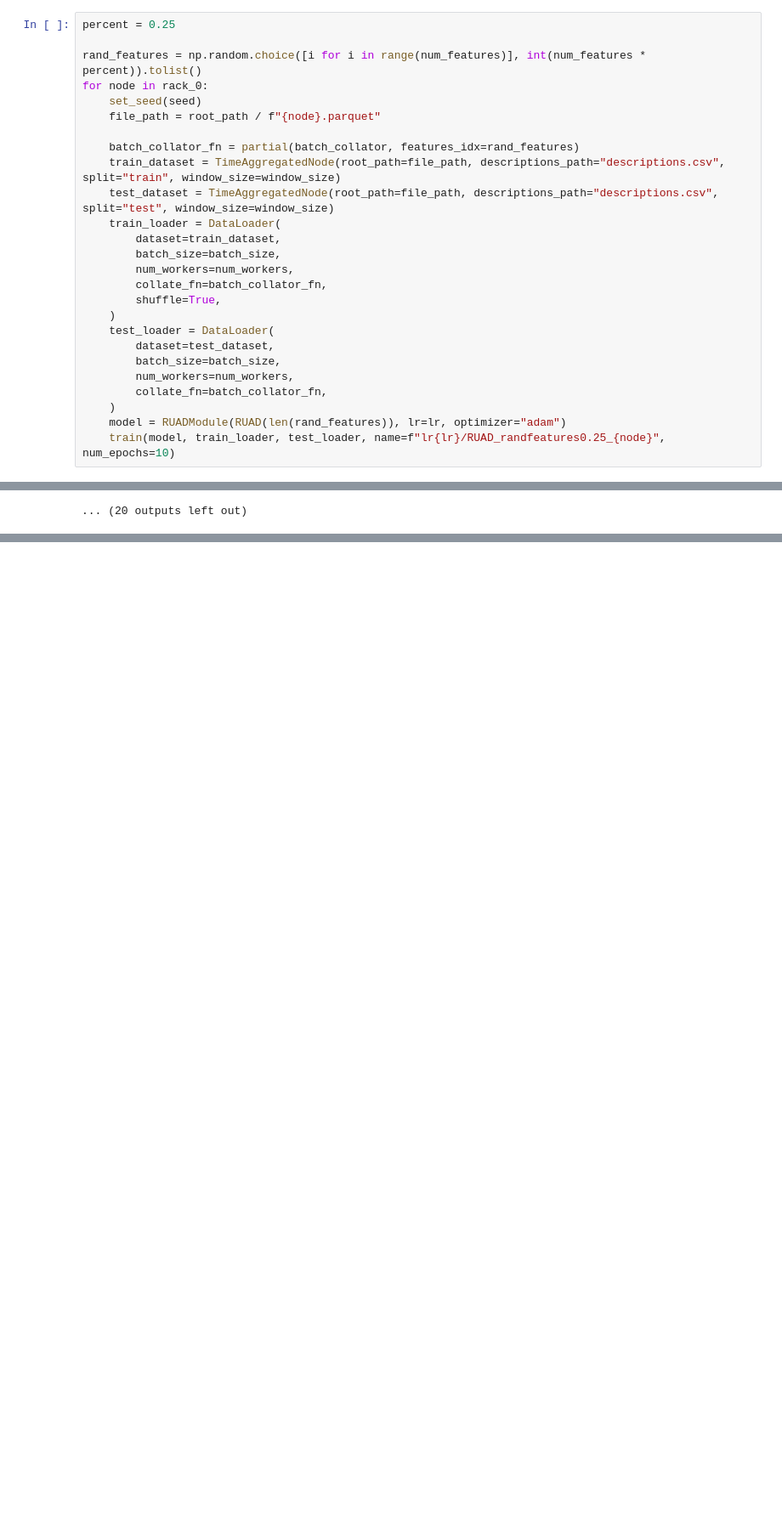
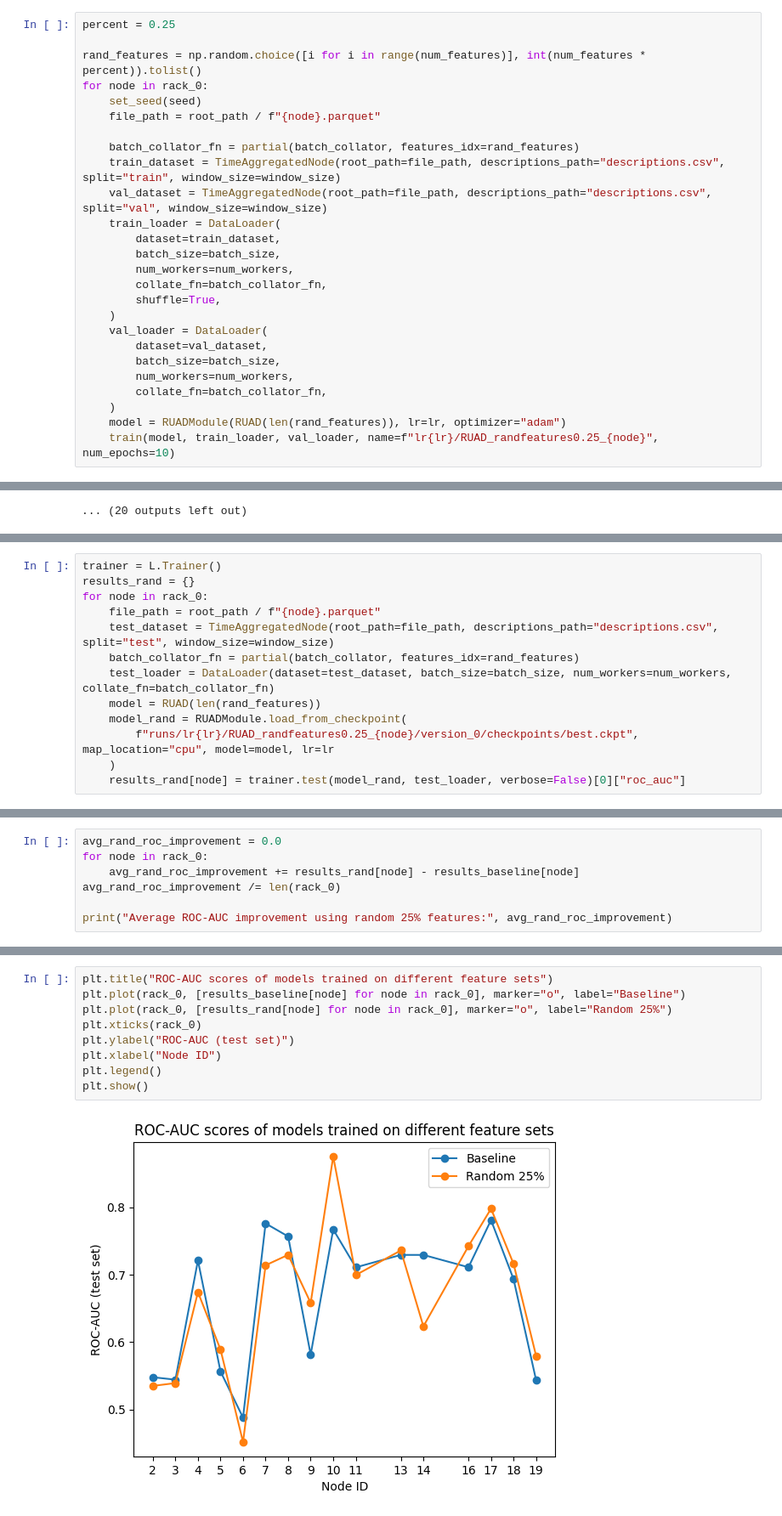
Before and after one commit to prahtz/nlp-ad-m100, a Jupyter notebook: nlp_ad_m100.ipynb, the cells around one changed output, grey strips where cells are left out. Shown at 85% size. Saved outputs shown, nothing was run; the diff lists cells and outputs as text; blank space fills up the shorter version.

```diff
--- a/nlp_ad_m100.ipynb
+++ b/nlp_ad_m100.ipynb
@@ -1350,7 +1400,7 @@ for node in rack_0:
 
     batch_collator_fn = partial(batch_collator, features_idx=rand_features)
     train_dataset = TimeAggregatedNode(root_path=file_path, descriptions_path="descriptions.csv", split="train", window_size=window_size)
-    test_dataset = TimeAggregatedNode(root_path=file_path, descriptions_path="descriptions.csv", split="test", window_size=window_size)
+    val_dataset = TimeAggregatedNode(root_path=file_path, descriptions_path="descriptions.csv", split="val", window_size=window_size)
     train_loader = DataLoader(
         dataset=train_dataset,
         batch_size=batch_size,
@@ -1358,14 +1408,14 @@ for node in rack_0:
         collate_fn=batch_collator_fn,
         shuffle=True,
     )
-    test_loader = DataLoader(
-        dataset=test_dataset,
+    val_loader = DataLoader(
+        dataset=val_dataset,
         batch_size=batch_size,
         num_workers=num_workers,
         collate_fn=batch_collator_fn,
     )
     model = RUADModule(RUAD(len(rand_features)), lr=lr, optimizer="adam")
-    train(model, train_loader, test_loader, name=f"lr{lr}/RUAD_randfeatures0.25_{node}", num_epochs=10)
+    train(model, train_loader, val_loader, name=f"lr{lr}/RUAD_randfeatures0.25_{node}", num_epochs=10)
 # %% [output]
 GPU available: False, used: False
 TPU available: False, using: 0 TPU cores
@@ -1484,0 +1539,13 @@ Missing logger folder: runs/lr0.0001/RUAD_randfeatures0.25_7
+# %%
+trainer = L.Trainer()
+results_rand = {}
+for node in rack_0:
+    file_path = root_path / f"{node}.parquet"
+    test_dataset = TimeAggregatedNode(root_path=file_path, descriptions_path="descriptions.csv", split="test", window_size=window_size)
+    batch_collator_fn = partial(batch_collator, features_idx=rand_features)
+    test_loader = DataLoader(dataset=test_dataset, batch_size=batch_size, num_workers=num_workers, collate_fn=batch_collator_fn)
+    model = RUAD(len(rand_features))
+    model_rand = RUADModule.load_from_checkpoint(
+        f"runs/lr{lr}/RUAD_randfeatures0.25_{node}/version_0/checkpoints/best.ckpt", map_location="cpu", model=model, lr=lr
+    )
+    results_rand[node] = trainer.test(model_rand, test_loader, verbose=False)[0]["roc_auc"]
@@ -1484,0 +1557,7 @@ Missing logger folder: runs/lr0.0001/RUAD_randfeatures0.25_7
+# %%
+avg_rand_roc_improvement = 0.0
+for node in rack_0:
+    avg_rand_roc_improvement += results_rand[node] - results_baseline[node]
+avg_rand_roc_improvement /= len(rack_0)
+
+print("Average ROC-AUC improvement using random 25% features:", avg_rand_roc_improvement)
@@ -1484,0 +1566,11 @@ Missing logger folder: runs/lr0.0001/RUAD_randfeatures0.25_7
+# %%
+plt.title("ROC-AUC scores of models trained on different feature sets")
+plt.plot(rack_0, [results_baseline[node] for node in rack_0], marker="o", label="Baseline")
+plt.plot(rack_0, [results_rand[node] for node in rack_0], marker="o", label="Random 25%")
+plt.xticks(rack_0)
+plt.ylabel("ROC-AUC (test set)")
+plt.xlabel("Node ID")
+plt.legend()
+plt.show()
+# %% [output]
+[figure, added]
```
Also changed, not shown: parts of 65 cells of this notebook.
